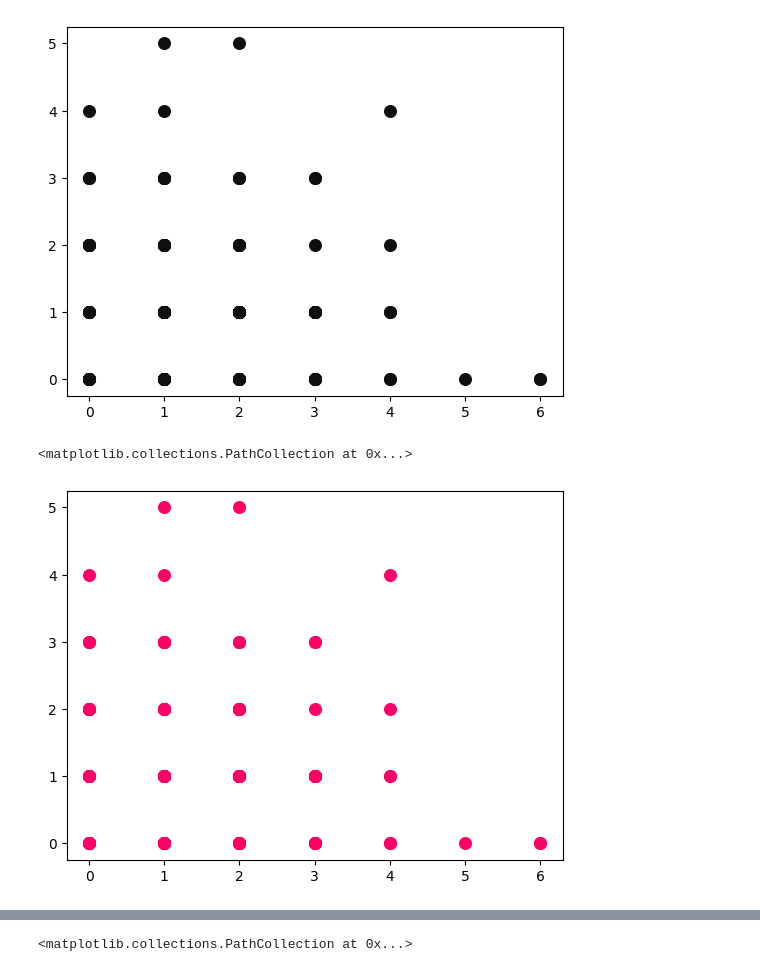
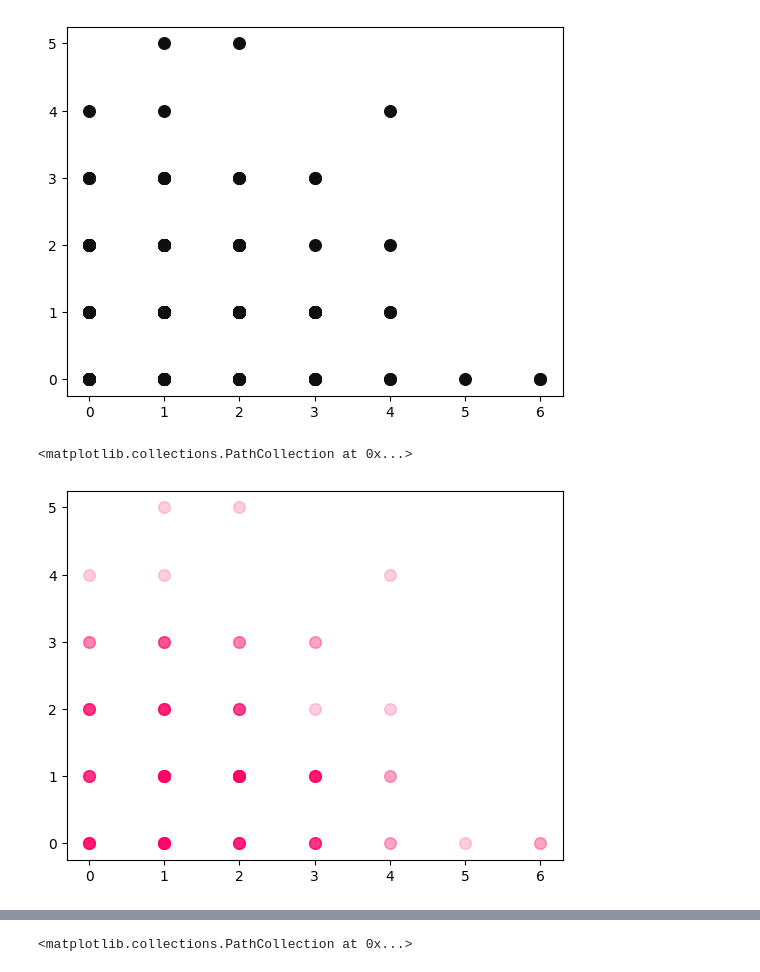
Before and after one commit to sauravkumarshah/Data-Visualization-with-Python, a Jupyter notebook: 1-making-a-scatter-plot.ipynb, the cells around one changed output, grey strips where cells are left out. Cells and saved outputs as stored; diff of their text form; code cells hidden in the pictures.

```diff
--- a/1-making-a-scatter-plot.ipynb
+++ b/1-making-a-scatter-plot.ipynb
@@ -32,7 +32,7 @@ plt.scatter(HomeTeamGoals,AwayTeamGoals,s=70, c="#0F0F0F")
 <matplotlib.collections.PathCollection at 0x...>
 [figure]
 # %%
-plt.scatter(HomeTeamGoals,AwayTeamGoals,s=70, c=[[1,0,0.4]])
+plt.scatter(HomeTeamGoals,AwayTeamGoals,s=70, c=[[1,0,0.4, .2]])
 # %% [output]
 <matplotlib.collections.PathCollection at 0x...>
-[figure, old version]
+[figure, new version]
```
Also changed, not shown: parts of 9 cells of this notebook.
